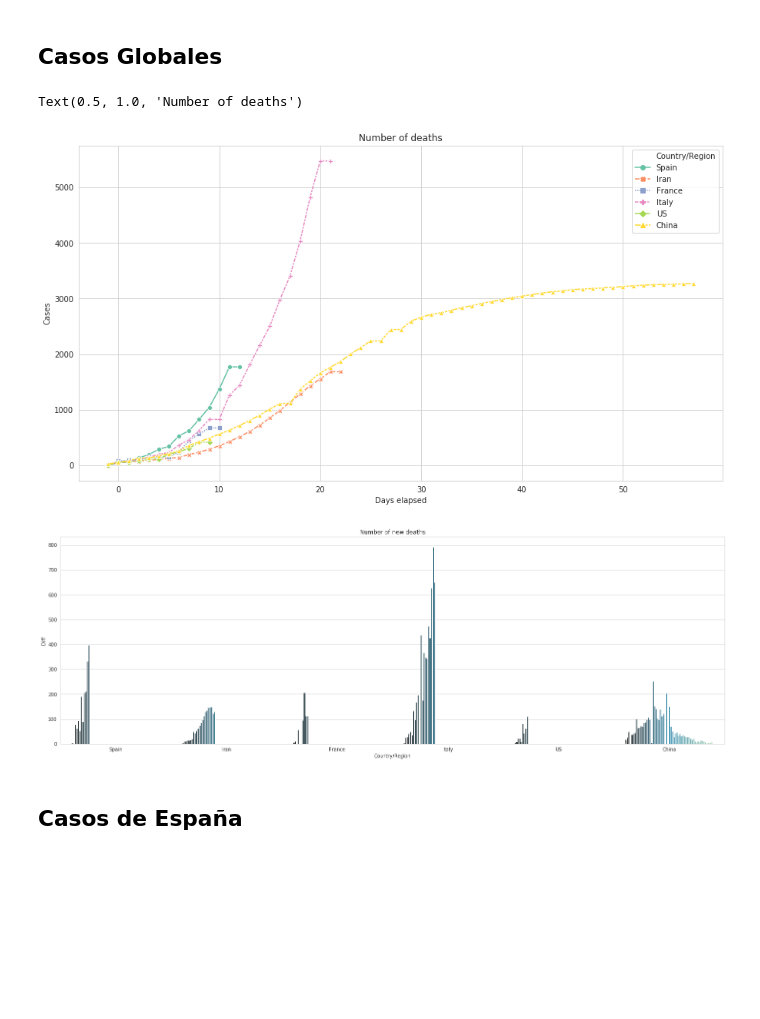
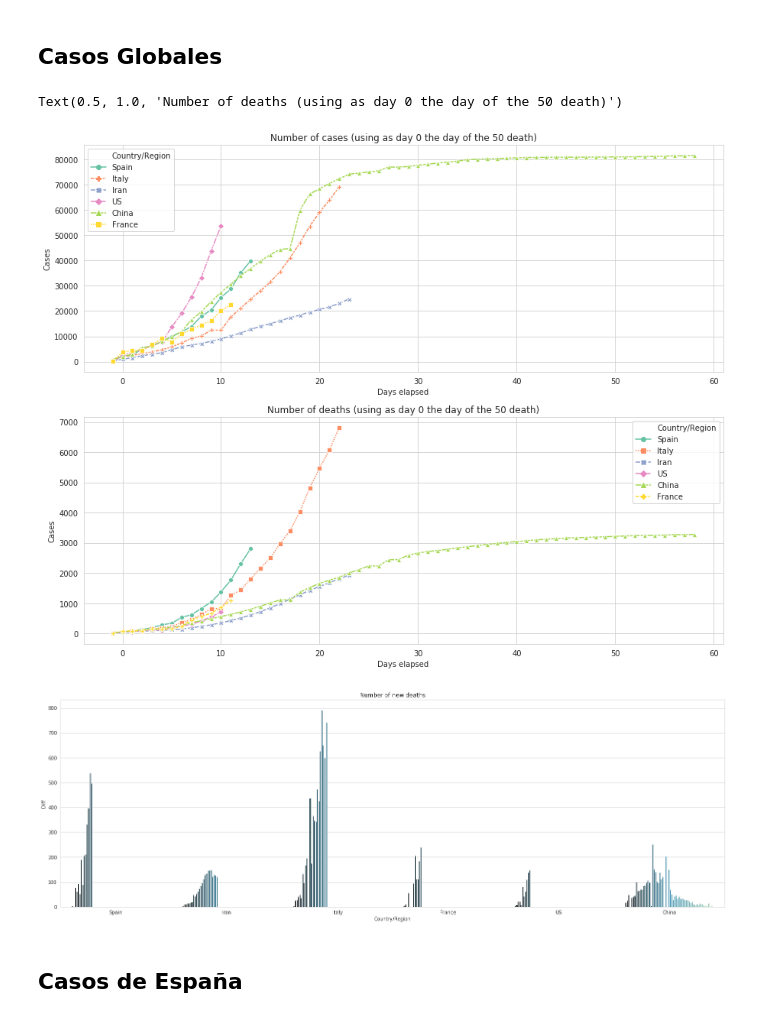
Before and after one commit to cmiglio/coronavirus_global_spain, a Jupyter notebook: plot_cases.ipynb, the cells around one changed output. Saved outputs shown, nothing was run; the diff lists cells and outputs as text; code cells hidden in the pictures; blank space fills up the shorter version.

```diff
--- a/plot_cases.ipynb
+++ b/plot_cases.ipynb
@@ -18,8 +18,8 @@ import seaborn as sns
 import warnings
 warnings.filterwarnings('ignore')
 ## Read Data for Cases, Deaths and Recoveries
-ConfirmedCases_raw=pd.read_csv('https://raw.githubusercontent.com/CSSEGISandData/COVID-19/master/csse_covid_19_data/csse_covid_19_time_series/time_series_19-covid-Confirmed.csv')
-Deaths_raw=pd.read_csv('https://raw.githubusercontent.com/CSSEGISandData/COVID-19/master/csse_covid_19_data/csse_covid_19_time_series/time_series_19-covid-Deaths.csv')
+ConfirmedCases_raw=pd.read_csv('https://raw.githubusercontent.com/CSSEGISandData/COVID-19/master/csse_covid_19_data/csse_covid_19_time_series/time_series_covid19_confirmed_global.csv')
+Deaths_raw=pd.read_csv('https://raw.githubusercontent.com/CSSEGISandData/COVID-19/master/csse_covid_19_data/csse_covid_19_time_series/time_series_covid19_deaths_global.csv')
 Recoveries_raw=pd.read_csv('https://raw.githubusercontent.com/CSSEGISandData/COVID-19/master/csse_covid_19_data/csse_covid_19_time_series/time_series_19-covid-Recovered.csv')
 
 
@@ -30,42 +30,56 @@ def cleandata(df_raw):
 
 def processdata(df_cleaned):
     df_cleaned['Year'] = pd.DatetimeIndex(df_cleaned['Date']).year
     df_cleaned['Month'] = pd.DatetimeIndex(df_cleaned['Date']).month
     df_cleaned['Day'] = pd.DatetimeIndex(df_cleaned['Date']).day
     df_cleaned = df_cleaned.groupby(['Country/Region','Date','Year','Month','Day']).sum().reset_index()
     df_proc=df_cleaned.sort_values(by=['Cases'])
     return df_proc
 
 
 
 # Clean all datasets
 ConfirmedCases=cleandata(ConfirmedCases_raw)
 Deaths=cleandata(Deaths_raw)
 Recoveries=cleandata(Recoveries_raw)
 
 # Select countries to plot
 countries = ['Spain','Italy','Iran','US','China','France']
 
+
+Confirmed_aux = ConfirmedCases[ConfirmedCases['Country/Region'].isin(countries)]
+Confirmed_aux = processdata(Confirmed_aux)
+
+
 Deaths_aux = Deaths[Deaths['Country/Region'].isin(countries)]
 Deaths_aux = processdata(Deaths_aux)
-
 # Define day when the Xth death happened as the day "0"
+day0 = 50
 Deaths_aux['Days elapsed'] = -1
-day0 = 50
 for country in countries:
     days_elapsed = (len(Deaths_aux[(Deaths_aux['Cases']>day0) & (Deaths_aux['Country/Region']==country)]))
     Deaths_aux['Days elapsed'][(Deaths_aux['Cases']>day0) & (Deaths_aux['Country/Region']==country)]=np.arange(0,days_elapsed)
 
+Confirmed_aux['Days elapsed'] = Deaths_aux['Days elapsed']
+
+
 sns.set_style("whitegrid")
-fig_size = (15,8)
-fig, ax = plt.subplots(figsize=fig_size)
-ax=sns.lineplot(x="Days elapsed", y="Cases",
+fig_size = (15,12)
+fig, ax = plt.subplots(2,figsize=fig_size)
+sns.lineplot(x="Days elapsed", y="Cases",
              hue="Country/Region",
-             data=Deaths_aux, palette='Set2',style="Country/Region", markers=True)
-ax.set_title('Number of deaths')
+             data=Confirmed_aux, palette='Set2',style="Country/Region", markers=True,
+               ax=ax[0],hue_order=countries)
+ax[0].set_title('Number of cases (using as day 0 the day of the ' +  str(day0) + ' death)')
+
+sns.lineplot(x="Days elapsed", y="Cases",
+             hue="Country/Region",
+             data=Deaths_aux, palette='Set2',style="Country/Region", markers=True,
+            ax=ax[1],hue_order=countries)
+ax[1].set_title('Number of deaths (using as day 0 the day of the ' +  str(day0) + ' death)')
 # %% [output]
-Text(0.5, 1.0, 'Number of deaths')
+Text(0.5, 1.0, 'Number of deaths (using as day 0 the day of the 50 death)')
-[figure, old version]
+[figure, new version]
 # %%
 Deaths_aux['Diff'] = 0
 for country in countries:
@@ -80,7 +94,7 @@ sns.barplot(x="Country/Region", y="Diff", data=Deaths_aux,hue='Days elapsed',pal
 ax.set_title('Number of new deaths')
 ax.get_legend().remove()
 # %% [output]
-[figure, old version]
+[figure, new version]
 # %% [markdown]
 ## Casos de España
 # %%
```
Also changed, not shown: parts of 13 cells of this notebook.
